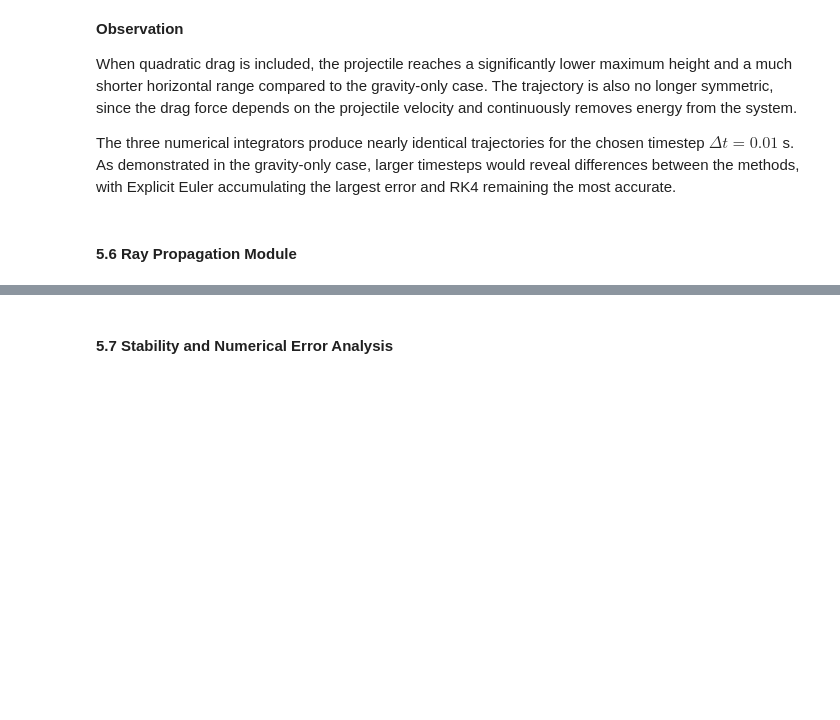
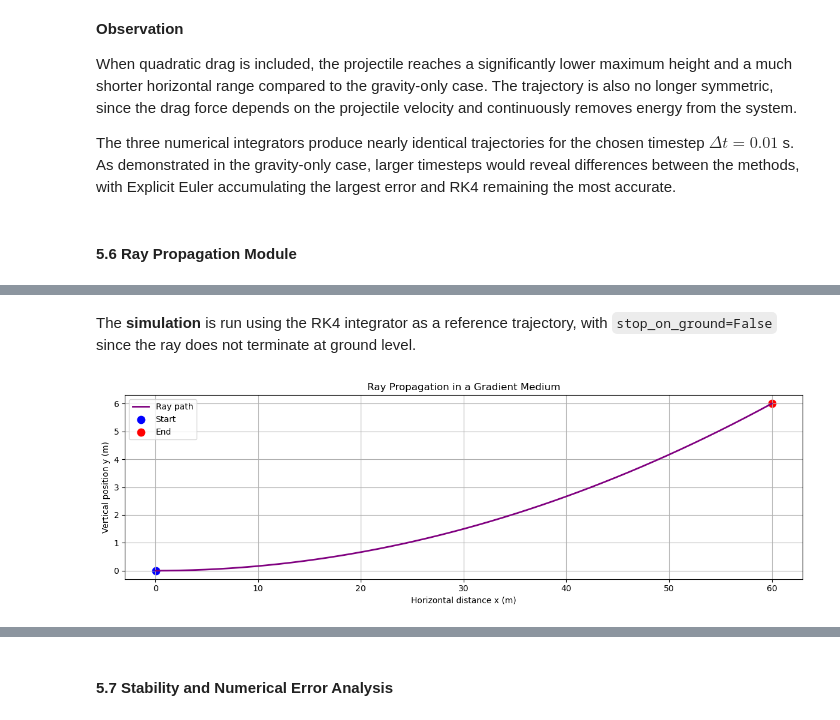
Before and after one commit to Vanya2307/External-Ballistics-and-Ray-Propagation, a Jupyter notebook: ballistics_simulation.ipynb, the cells around one changed output, grey strips where cells are left out. Cells and saved outputs as stored; diff of their text form; code cells hidden in the pictures; blank space fills up the shorter version.

Commit message:
Add Section 5.6 Ray Propagation Module

```diff
--- a/ballistics_simulation.ipynb
+++ b/ballistics_simulation.ipynb
@@ -549,0 +577,36 @@ The three numerical integrators produce nearly identical trajectories for the ch
+# %%
+# Ray propagation parameters
+ray_params = {"alpha": 0.03}
+
+# Initial conditions: ray starts at origin, traveling horizontally
+ray_state0 = [0.0, 0.0, 3.0, 0.0]
+ray_dt = 0.01
+ray_t_max = 20.0
+# %% [markdown]
+The **simulation** is run using the RK4 integrator as a reference trajectory, with `stop_on_ground=False` since the ray does not terminate at ground level.
+# %%
+# Run simulation
+ray_times, ray_states = simulate(ray_state0, ray_dt, ray_t_max, rk4_step, ray_derivatives, params = ray_params, stop_on_ground = False)
+
+# Extract trajectory
+ray_x = ray_states[:, X]
+ray_y = ray_states[:, Y]
+# %%
+# Plot
+plt.figure(figsize=(12, 4))
+
+plt.plot(ray_x, ray_y, color="purple", linewidth=2, label="Ray path")
+
+plt.scatter(ray_x[0], ray_y[0], color="blue", s=80, label="Start")
+plt.scatter(ray_x[-1], ray_y[-1], color="red", s=80, label="End")
+
+plt.xlabel("Horizontal distance x (m)")
+plt.ylabel("Vertical position y (m)")
+plt.title("Ray Propagation in a Gradient Medium")
+
+plt.legend()
+plt.grid(True)
+plt.tight_layout()
+plt.show()
+# %% [output]
+[figure, added]
```
Also changed, not shown: parts of 8 cells of this notebook.
